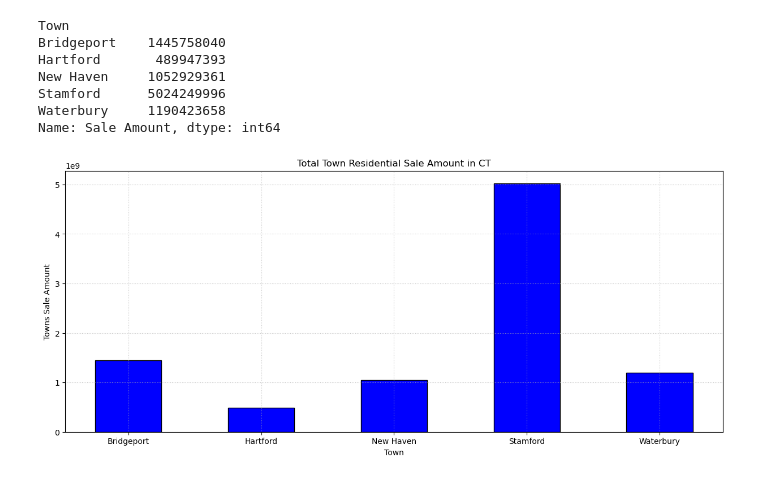
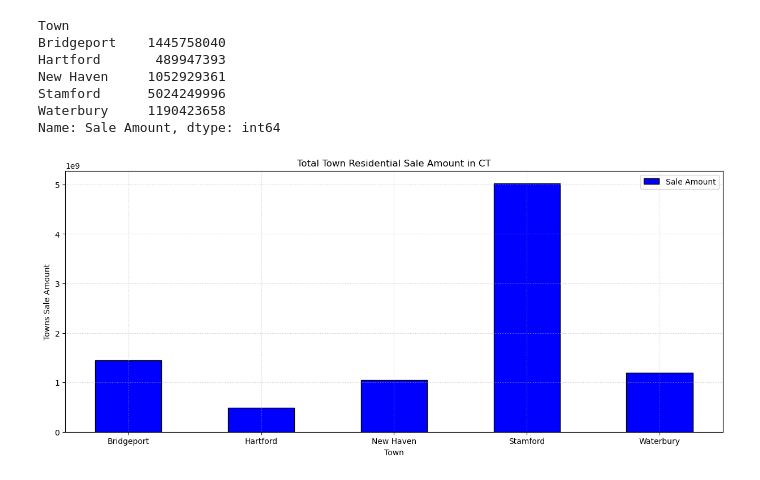
Before and after one commit to Cdenisemt/Project-1-Backup, a Jupyter notebook: Team_4_Main.ipynb, the cells around one changed output. Drawn from its saved outputs; the diff is of its cells as text; code cells hidden in the pictures.

```diff
--- a/Team_4_Main.ipynb
+++ b/Team_4_Main.ipynb
@@ -236,25 +233,26 @@ Name: Sale Amount, dtype: int64
 # %%
 #bar plot
 fig = plt.figure(figsize=(15,6))
 x = rs_data_res_sale.index
 y = rs_data_res_sale
 
 bar_width = 0.5
 edgecolor = 'black'
 
-bars = plt.bar(x, y, bar_width, color="b", ec=edgecolor, lw=1)
+bars = plt.bar(x, y, bar_width, color="b", ec=edgecolor, lw=1,)
 plt.ylabel('Towns Sale Amount')
 plt.xlabel('Town')
 plt.title('Total Town Residential Sale Amount in CT')
 plt.grid(True,linestyle=':', alpha=0.7)
 plt.xticks(x, rs_data_res_sale.index)
+plt.legend(['Sale Amount'])
 
 for bar in bars:
         height = bar.get_height()
 
 plt.show()
 # %% [output]
-[figure, old version]
+[figure, new version]
 # %%
 # Analysis:
 # Stamford is the clear leader, with significantly higher property sales, likely due to high demand and market economics.
```
Also changed, not shown: parts of 11 cells of this notebook.
